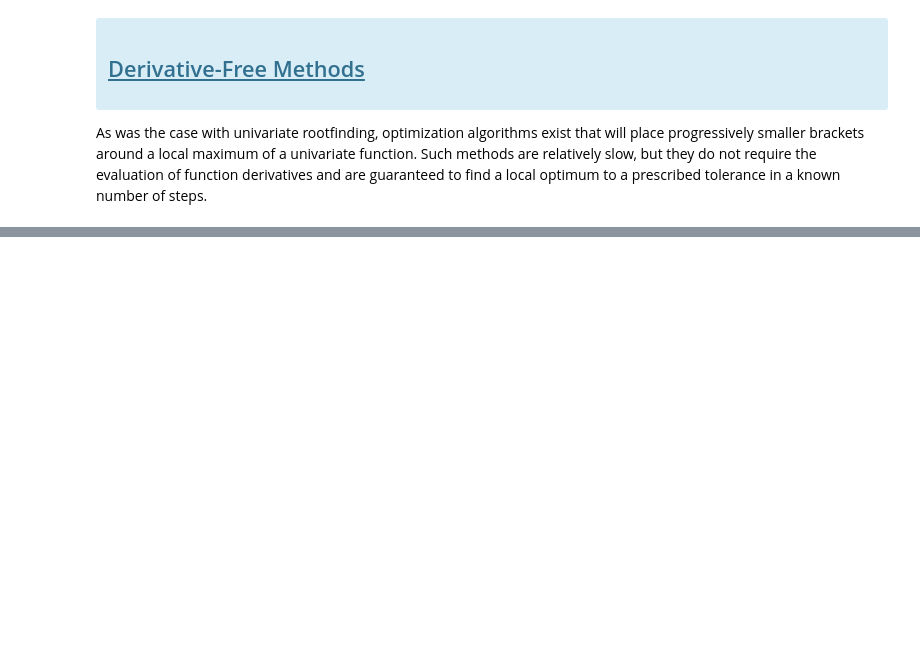
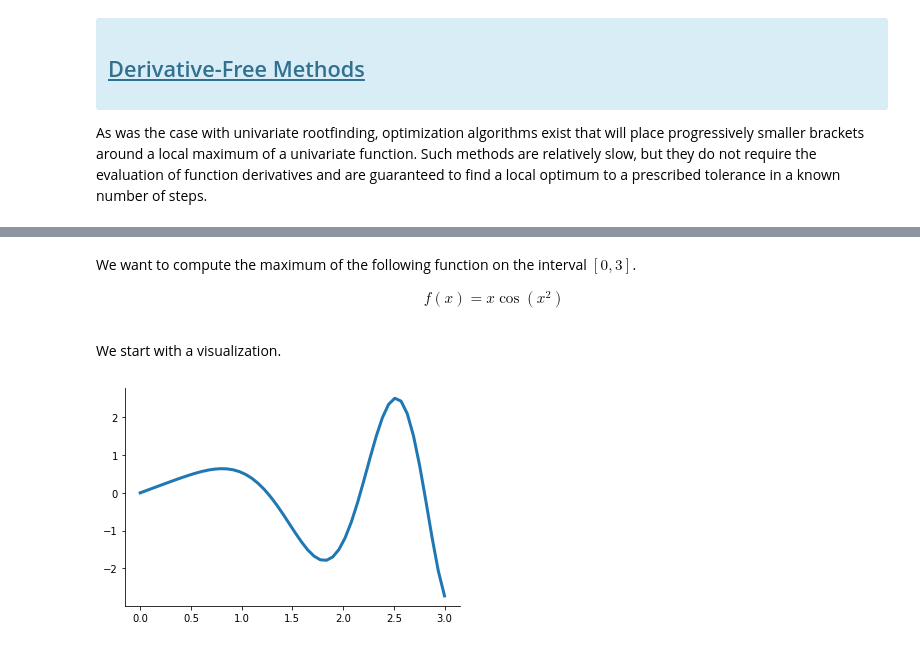
Before and after one commit to OpenSourceEconomics/ose-course-scientific-computing, a Jupyter notebook: lectures/optimization/notebook.ipynb, the cells around one changed output, grey strips where cells are left out. Drawn from its saved outputs; the diff is of its cells as text; code cells hidden in the pictures; blank space fills up the shorter version.

```diff
--- a/lectures/optimization/notebook.ipynb
+++ b/lectures/optimization/notebook.ipynb
@@ -186,8 +80,0 @@ Let's look at the `tolerance` setting.
-# %%
-for tolerance in np.linspace(1e-5, 1e-10):
-    x = fixpoint(function_iteration_test_function, x0, tolerance)[0]
-    try:
-        np.testing.assert_almost_equal(function_iteration_test_function(x), x)
-        print(f"Success for tolerance {tolerance}!")
-    except AssertionError:
-        pass
@@ -281,15 +80,0 @@ f(x) = x^3 - 2
-# %%
-def _jacobian(x):
-    return 3 * x ** 2
-
-
-def _value(x):
-    return x ** 3 - 2
-
-
-def f(x):
-    return _value(x), _jacobian(x)
-
-
-x = newton_method(f, 0.4)
-np.testing.assert_almost_equal(f(x)[0], 0)
@@ -323,11 +80,0 @@ Let's start with a crude implementation to make sure we understood the setup cor
-# %%
-f = lambda z: z ** 4 - 2  # noqa: E731
-x, xlag = 2.3, 2.4
-
-for it in range(50):
-    d = (f(x) - f(xlag)) / (x - xlag)
-    x, xlag = x - f(x) / d, x
-    if abs(x - xlag) < 1.0e-10:
-        break
-
-print(f"Root of our example function {x:5.3f}")
@@ -469,0 +103,15 @@ Thus, a faster rate of convergence typically can be achieved only by investing g
+# %% [markdown]
+We want to compute the maximum of the following function on the interval $[0, 3]$.
+
+\begin{align*}
+f(x) = x \cos (x^2)
+\end{align*}
+# %%
+def golden_search_problem(x):
+    return x * np.cos(x ** 2)
+# %% [markdown]
+We start with a visualization.
+# %%
+plot_golden_search_problem(golden_search_problem)
+# %% [output]
+[figure, added]
```
Also changed, not shown: parts of 63 cells of this notebook, 3 other files.
